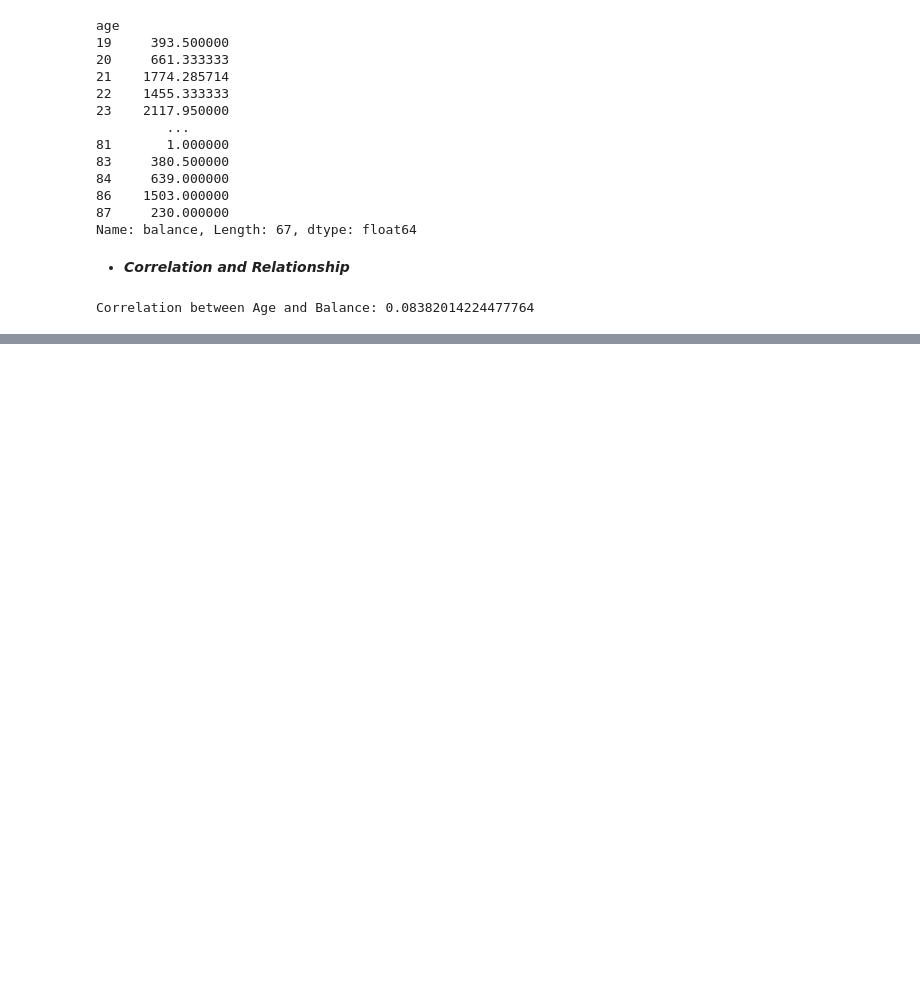
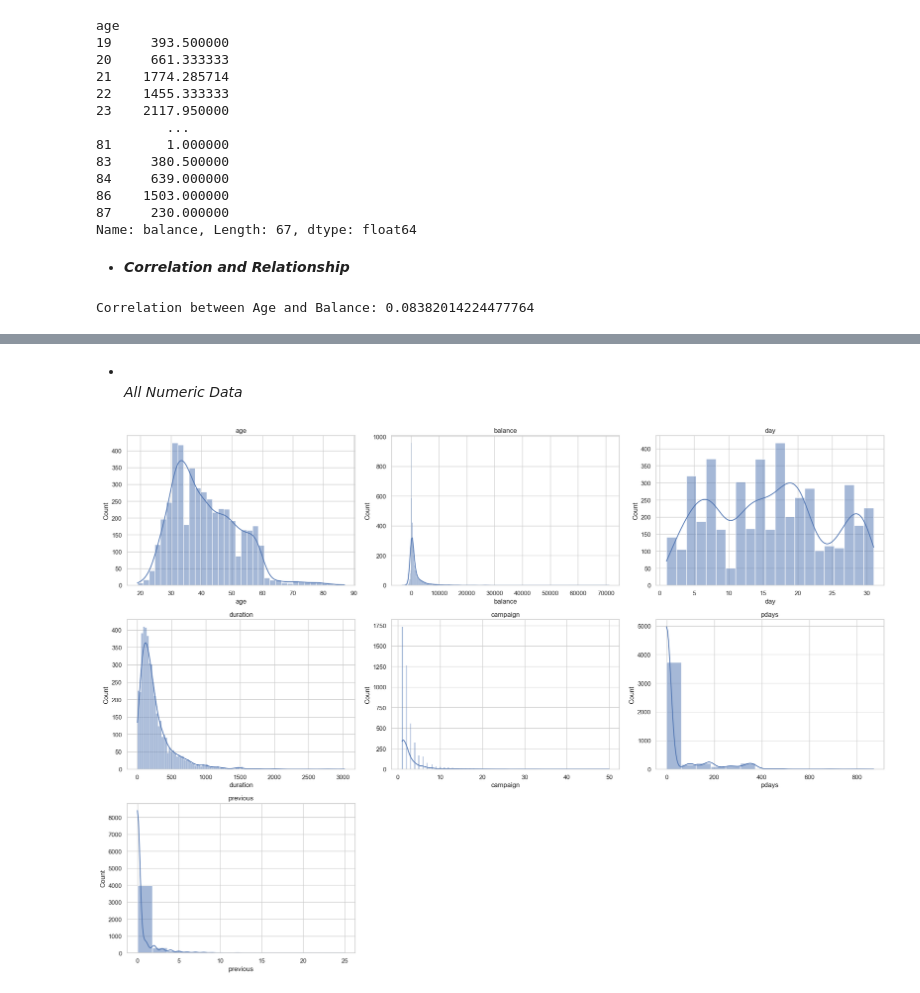
Before and after one commit to Jatinvish01/Projects, a Jupyter notebook: Bank DataSet Analyzer/p1.ipynb, the cells around one changed output, grey strips where cells are left out. Drawn from its saved outputs; the diff is of its cells as text; code cells hidden in the pictures; blank space fills up the shorter version.

```diff
--- a/Bank DataSet Analyzer/p1.ipynb
+++ b/Bank DataSet Analyzer/p1.ipynb
@@ -160,0 +179,16 @@ Correlation between Age and Balance: 0.08382014224477764
+# %% [markdown]
+- <br>*All Numeric Data*<br>
+# %%
+plt.figure(figsize=(20, 14))
+
+num = data.select_dtypes(include='number').columns
+
+for idx, col in enumerate(num, 1):
+    plt.subplot(3, 3, idx)
+    sns.histplot(data[col], kde=True)
+    plt.title(col)
+
+plt.tight_layout()
+plt.show()
+# %% [output]
+[figure, added]
```
Also changed, not shown: parts of 3 cells of this notebook.
